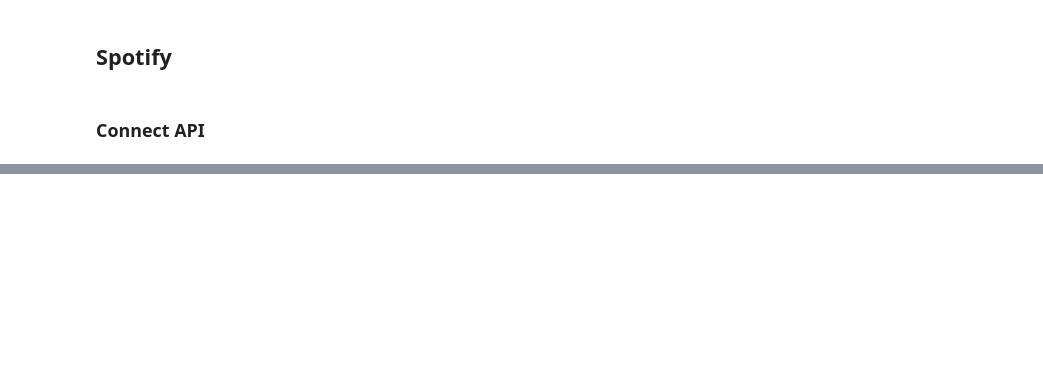
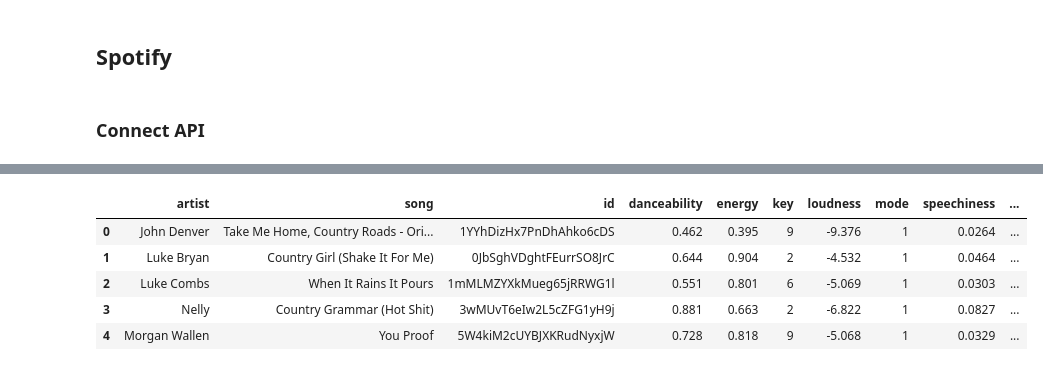
Before and after one commit to Marc-Bouche/spotify-song-recommendation, a Jupyter notebook: spotify_recommendation.ipynb, the cells around one changed output, grey strips where cells are left out. Saved outputs shown, nothing was run; the diff lists cells and outputs as text; code cells hidden in the pictures; blank space fills up the shorter version.

```diff
--- a/spotify_recommendation.ipynb
+++ b/spotify_recommendation.ipynb
@@ -400,0 +615,16 @@ Index: []
+# %%
+# URL of the CSV file
+url2 = 'https://raw.githubusercontent.com/Marc-Bouche/spotify-song-recommendation/refs/heads/main/csv_files/df_audio_features2.csv'
+
+# Importing the CSV into a DataFrame
+df_audio_features2 = pd.read_csv(url2)
+
+# Display the first few rows to check the data
+df_audio_features2.head()
+# %% [output]
+|  | artist | song | id | danceability | energy | key | loudness | mode | speechiness | ... |
+| 0 | John Denver | Take Me Home, Country Roads - Ori... | 1YYhDizHx7PnDhAhko6cDS | 0.462 | 0.395 | 9 | -9.376 | 1 | 0.0264 | ... |
+| 1 | Luke Bryan | Country Girl (Shake It For Me) | 0JbSghVDghtFEurrSO8JrC | 0.644 | 0.904 | 2 | -4.532 | 1 | 0.0464 | ... |
+| 2 | Luke Combs | When It Rains It Pours | 1mMLMZYXkMueg65jRRWG1l | 0.551 | 0.801 | 6 | -5.069 | 1 | 0.0303 | ... |
+| 3 | Nelly | Country Grammar (Hot Shit) | 3wMUvT6eIw2L5cZFG1yH9j | 0.881 | 0.663 | 2 | -6.822 | 1 | 0.0827 | ... |
+| 4 | Morgan Wallen | You Proof | 5W4kiM2cUYBJXKRudNyxjW | 0.728 | 0.818 | 9 | -5.068 | 1 | 0.0329 | ... |
```
Also changed, not shown: parts of 50 cells of this notebook, 5 other files.
